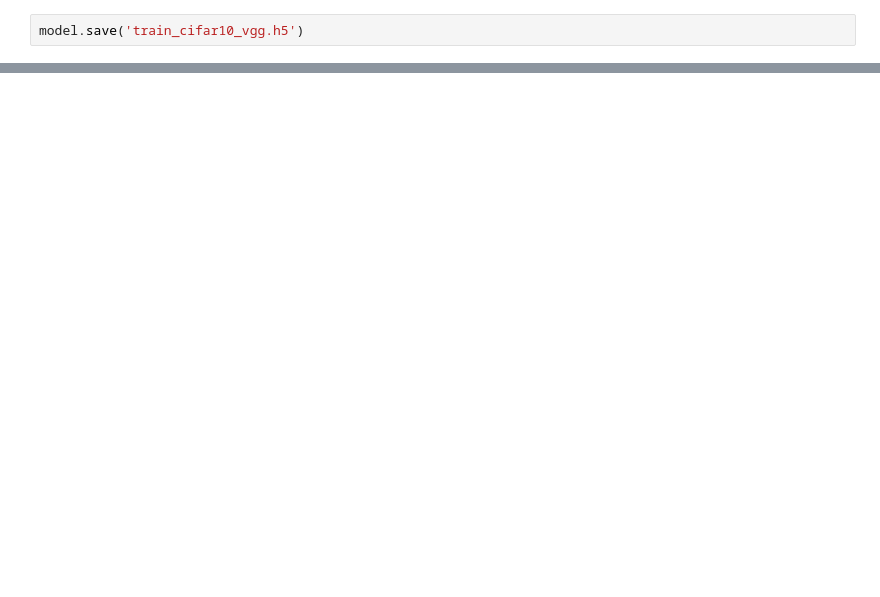
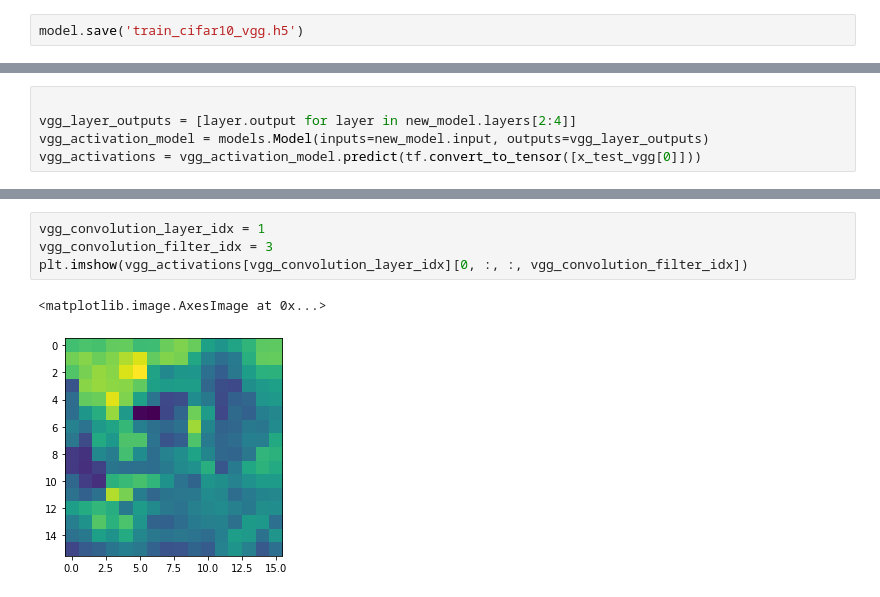
Before and after one commit to larryschirmer/art_style_transfer, a Jupyter notebook: transfer_learning.ipynb, the cells around one changed output, grey strips where cells are left out. Drawn from its saved outputs; the diff is of its cells as text; blank space fills up the shorter version.

```diff
--- a/transfer_learning.ipynb
+++ b/transfer_learning.ipynb
@@ -460,0 +465,5 @@ model.save('train_cifar10_vgg.h5')
+# %%
+
+vgg_layer_outputs = [layer.output for layer in new_model.layers[2:4]]
+vgg_activation_model = models.Model(inputs=new_model.input, outputs=vgg_layer_outputs)
+vgg_activations = vgg_activation_model.predict(tf.convert_to_tensor([x_test_vgg[0]]))
@@ -460,0 +476,7 @@ model.save('train_cifar10_vgg.h5')
+# %%
+vgg_convolution_layer_idx = 1
+vgg_convolution_filter_idx = 3
+plt.imshow(vgg_activations[vgg_convolution_layer_idx][0, :, :, vgg_convolution_filter_idx])
+# %% [output]
+<matplotlib.image.AxesImage at 0x...>
+[figure, added]
```
Also changed, not shown: parts of 16 cells of this notebook, 2 other files.
